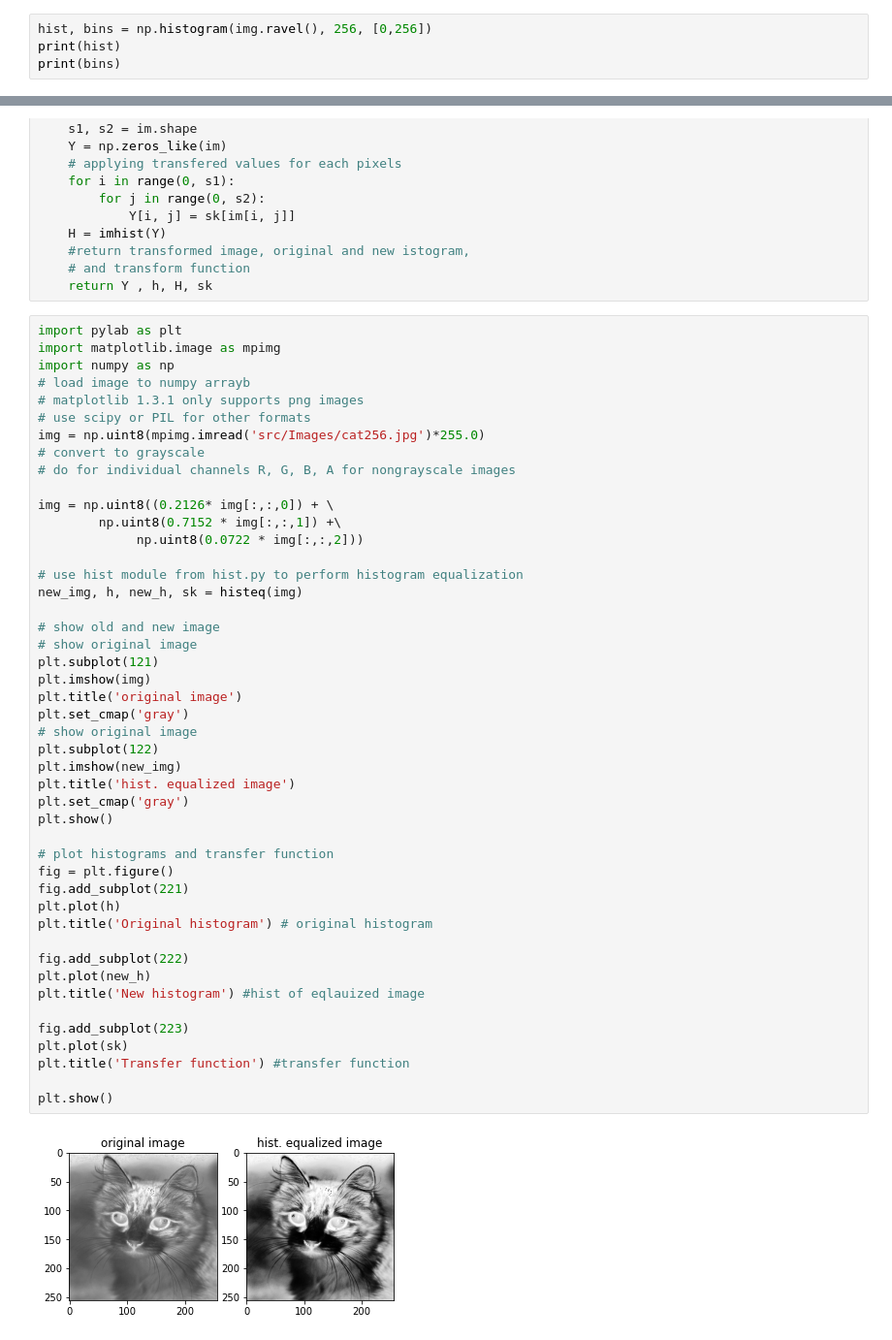
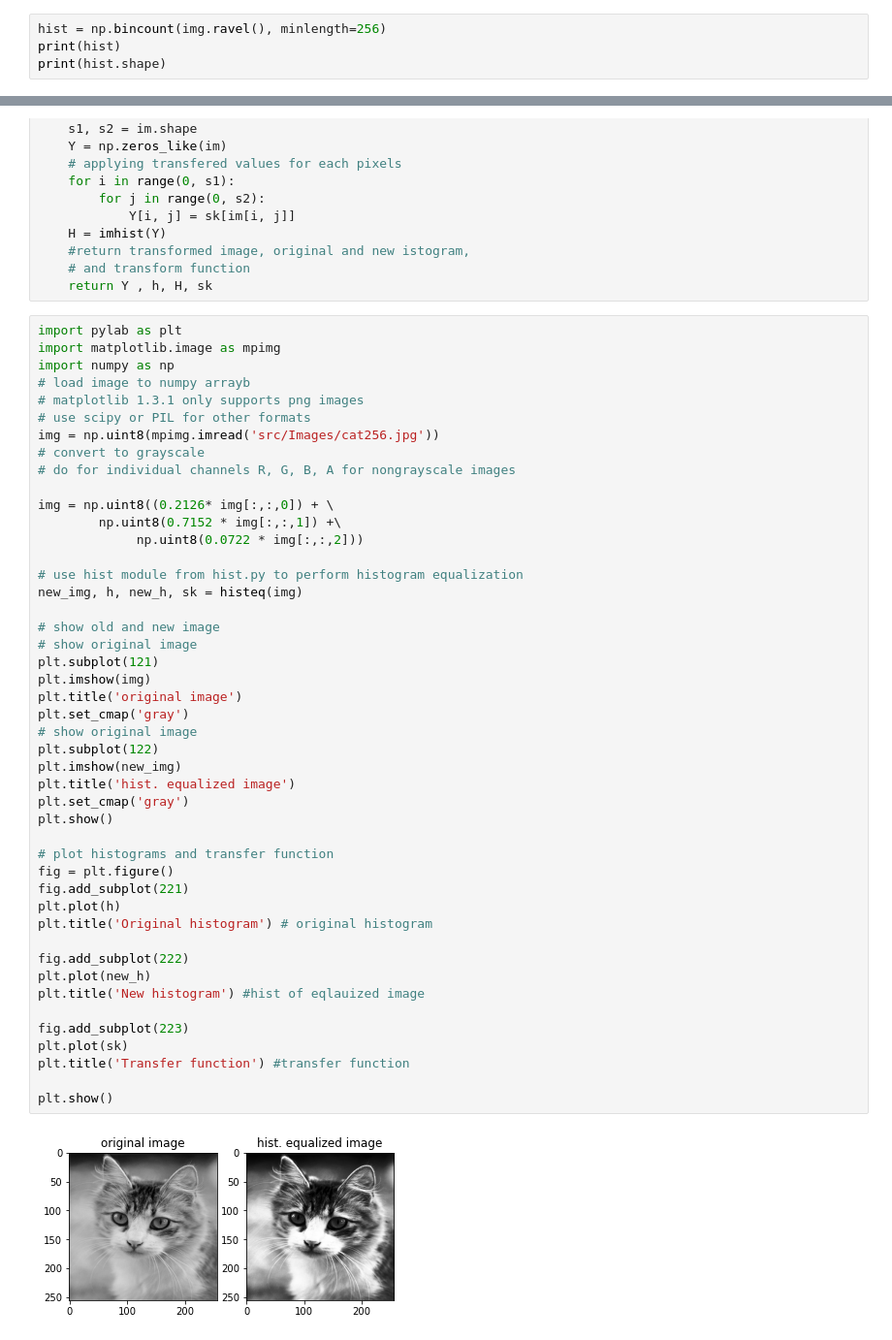
Before and after one commit to r-CV-Tasks/Image-filtering-edgeDetection-processing, a Jupyter notebook: playground.ipynb, the cells around one changed output, grey strips where cells are left out. Shown at 97% size. Drawn from its saved outputs; the diff is of its cells as text.

```diff
--- a/playground.ipynb
+++ b/playground.ipynb
@@ -39,9 +62,9 @@ imgplot = plt.imshow(img, cmap="gray")
 # %% [output]
 [figure]
 # %%
-hist, bins = np.histogram(img.ravel(), 256, [0,256])
+hist = np.bincount(img.ravel(), minlength=256)
 print(hist)
-print(bins)
+print(hist.shape)
 # %% [output]
 [ 10   7  15  20  23  28  22  27  39  46  77  66  74 123 115 122 123 138
  129  91 129 157 165 180 167 193 204 139 168 170 178 170 183 213 152 154
@@ -175,7 +197,7 @@ import numpy as np
 # load image to numpy arrayb
 # matplotlib 1.3.1 only supports png images
 # use scipy or PIL for other formats
-img = np.uint8(mpimg.imread('src/Images/cat256.jpg')*255.0)
+img = np.uint8(mpimg.imread('src/Images/cat256.jpg'))
 # convert to grayscale
 # do for individual channels R, G, B, A for nongrayscale images
 
@@ -188,31 +210,31 @@ new_img, h, new_h, sk = histeq(img)
 
 # show old and new image
 # show original image
 plt.subplot(121)
 plt.imshow(img)
 plt.title('original image')
 plt.set_cmap('gray')
 # show original image
 plt.subplot(122)
 plt.imshow(new_img)
 plt.title('hist. equalized image')
 plt.set_cmap('gray')
 plt.show()
 
 # plot histograms and transfer function
 fig = plt.figure()
 fig.add_subplot(221)
 plt.plot(h)
 plt.title('Original histogram') # original histogram
 
 fig.add_subplot(222)
 plt.plot(new_h)
 plt.title('New histogram') #hist of eqlauized image
 
 fig.add_subplot(223)
 plt.plot(sk)
 plt.title('Transfer function') #transfer function
 
 plt.show()
 # %% [output]
-[figure, old version]
+[figure, new version]
```
Also changed, not shown: parts of 13 cells of this notebook.
